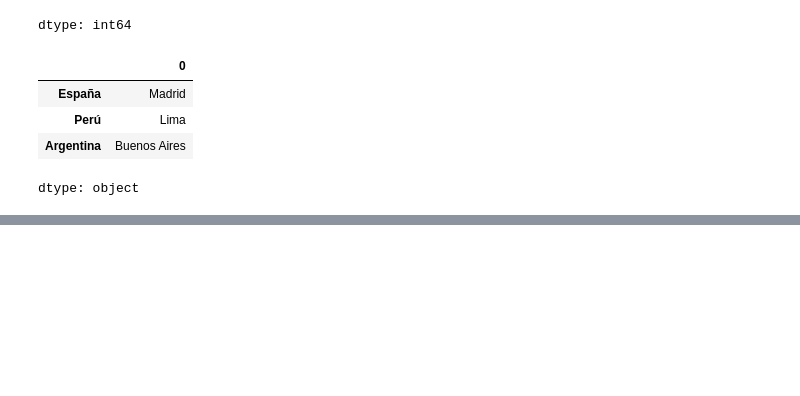
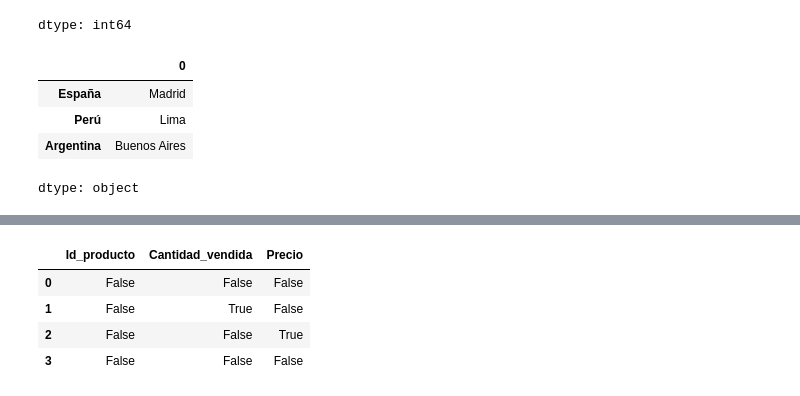
Before and after one commit to MyAppsTest/ciencia_datos_udemy_fg, a Jupyter notebook: CienciaDeDatos_con_Federico.ipynb, the cells around one changed output, grey strips where cells are left out. Drawn from its saved outputs; the diff is of its cells as text; code cells hidden in the pictures; blank space fills up the shorter version.

```diff
--- a/CienciaDeDatos_con_Federico.ipynb
+++ b/CienciaDeDatos_con_Federico.ipynb
@@ -160,0 +226,8 @@ dtype: object
+# %%
+df.isnull()
+# %% [output]
+|  | Id_producto | Cantidad_vendida | Precio |
+| 0 | False | False | False |
+| 1 | False | True | False |
+| 2 | False | False | True |
+| 3 | False | False | False |
```
Also changed, not shown: parts of 20 cells of this notebook.
